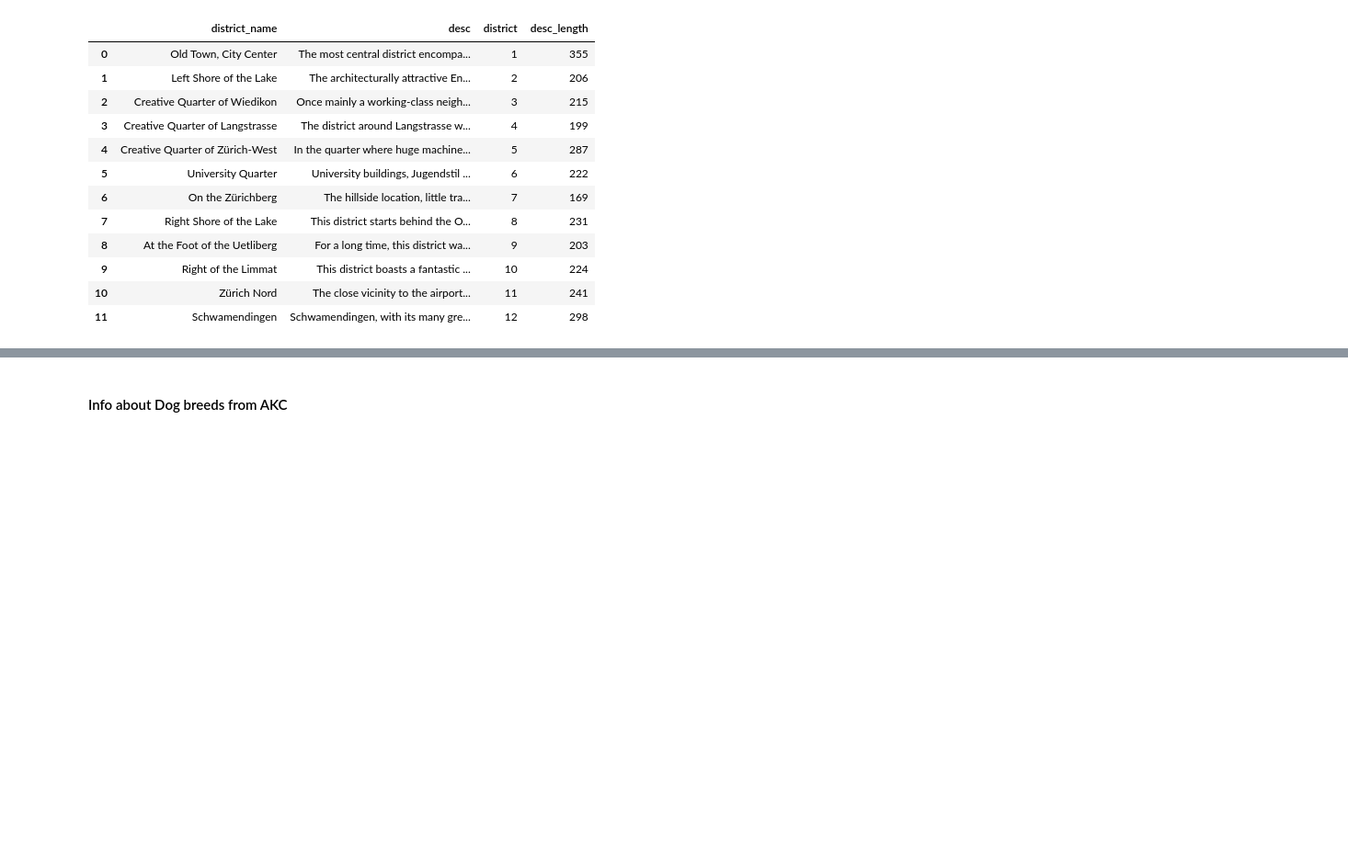
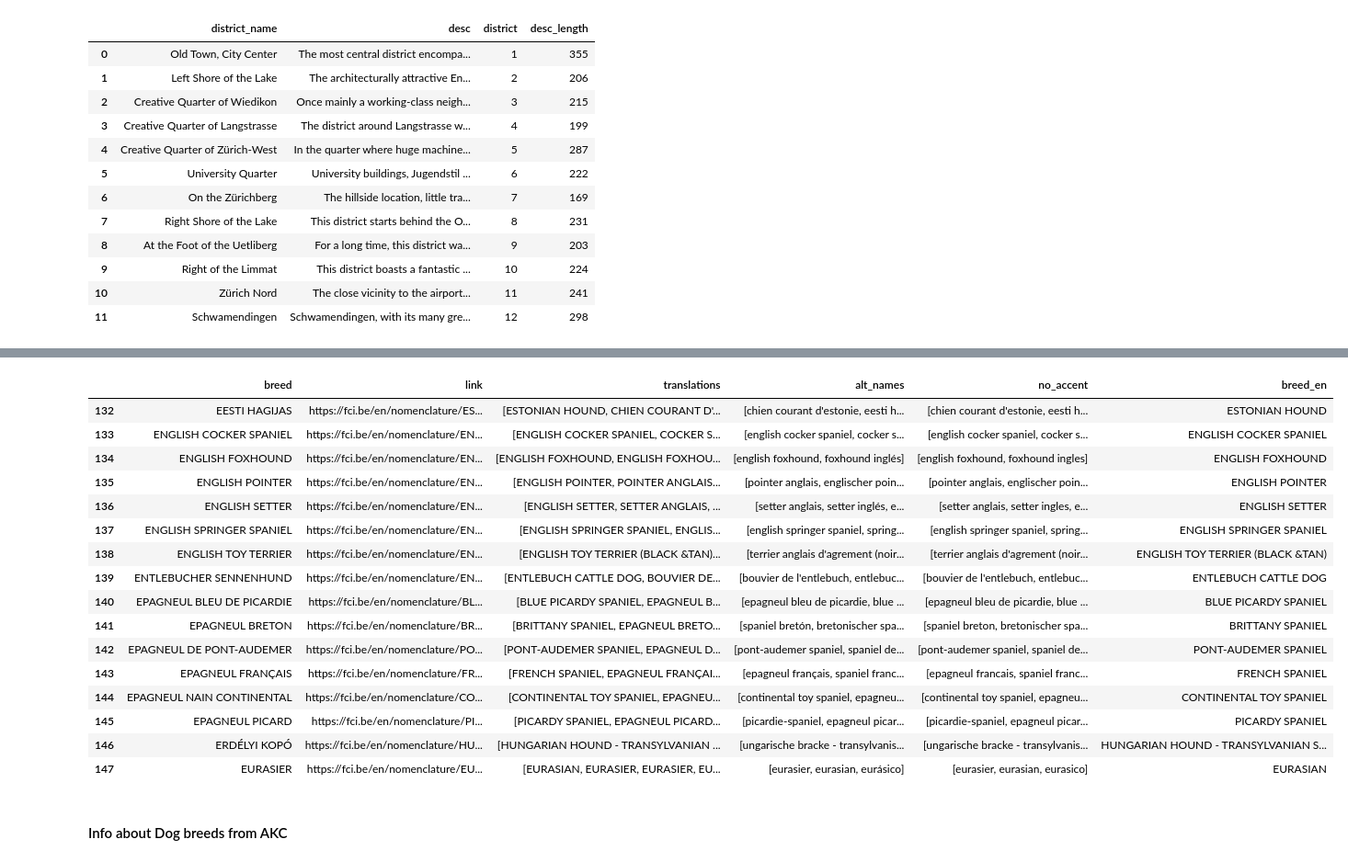
Before and after one commit to jonnross88/Springboard, a Jupyter notebook: u20_data_storytelling/websites_info.ipynb, the cells around one changed output, grey strips where cells are left out. Shown: that part at 92% size. Cells and saved outputs as stored; diff of their text form; code cells hidden in the pictures; blank space fills up the shorter version.

```diff
--- a/u20_data_storytelling/websites_info.ipynb
+++ b/u20_data_storytelling/websites_info.ipynb
@@ -32,3 +36,16 @@ def start_driver():
     chrome_options.add_argument("--headless")
     driver = webdriver.Chrome(options=chrome_options)
     return driver
+# %%
+def remove_accents(input_str):
+    """Function to remove accents from a string.
+    It takes as argument a string and returns the same string
+    without accents."""
+    nfkd_form = (
+        unicodedata.normalize("NFKD", input_str).encode("ASCII", "ignore").decode()
+    )
+    # return "".join([c for c in nfkd_form if not unicodedata.combining(c)])
+    return nfkd_form
+
+
+remove_accents("résuméö")
@@ -141,0 +307,22 @@ districts_df.to_csv("../data/zurich_districts.csv", index=False)
+# %%
+fci_breeds_trans_df = pd.DataFrame(fci_list, columns=["breed", "link", "translations"])
+fci_breeds_trans_df.sample(3)
+
+# add the value in the breed column to the list in the translations column in each respective row
+fci_breeds_trans_df["alt_names"] = fci_breeds_trans_df.apply(
+    lambda x: x["translations"] + [x["breed"]], axis=1
+)
+fci_breeds_trans_df["alt_names"] = (
+    fci_breeds_trans_df["alt_names"]
+    .transform(set)
+    .apply(lambda x: [i.lower() for i in x])
+)
+# %%
+fci_breeds_trans_df["no_accent"] = fci_breeds_trans_df["alt_names"].apply(
+    lambda x: [remove_accents(i) for i in x]
+)
+
+fci_breeds_trans_df["breed_en"] = fci_breeds_trans_df["translations"].apply(
+    lambda x: x[0]
+)
+# fci_breeds_trans_df
@@ -142,3 +331,23 @@ districts_df.to_csv("../data/zurich_districts.csv", index=False)
+# %%
+fci_breeds_trans_df[fci_breeds_trans_df["breed"].str.startswith("E")]
+# %% [output]
+|  | breed | link | translations | alt_names | no_accent | breed_en |
+| 132 | EESTI HAGIJAS | https://fci.be/en/nomenclature/ES... | [ESTONIAN HOUND, CHIEN COURANT D'... | [chien courant d'estonie, eesti h... | [chien courant d'estonie, eesti h... | ESTONIAN HOUND |
+| 133 | ENGLISH COCKER SPANIEL | https://fci.be/en/nomenclature/EN... | [ENGLISH COCKER SPANIEL, COCKER S... | [english cocker spaniel, cocker s... | [english cocker spaniel, cocker s... | ENGLISH COCKER SPANIEL |
+| 134 | ENGLISH FOXHOUND | https://fci.be/en/nomenclature/EN... | [ENGLISH FOXHOUND, ENGLISH FOXHOU... | [english foxhound, foxhound inglés] | [english foxhound, foxhound ingles] | ENGLISH FOXHOUND |
+| 135 | ENGLISH POINTER | https://fci.be/en/nomenclature/EN... | [ENGLISH POINTER, POINTER ANGLAIS... | [pointer anglais, englischer poin... | [pointer anglais, englischer poin... | ENGLISH POINTER |
+| 136 | ENGLISH SETTER | https://fci.be/en/nomenclature/EN... | [ENGLISH SETTER, SETTER ANGLAIS, ... | [setter anglais, setter inglés, e... | [setter anglais, setter ingles, e... | ENGLISH SETTER |
+| 137 | ENGLISH SPRINGER SPANIEL | https://fci.be/en/nomenclature/EN... | [ENGLISH SPRINGER SPANIEL, ENGLIS... | [english springer spaniel, spring... | [english springer spaniel, spring... | ENGLISH SPRINGER SPANIEL |
+| 138 | ENGLISH TOY TERRIER | https://fci.be/en/nomenclature/EN... | [ENGLISH TOY TERRIER (BLACK &TAN)... | [terrier anglais d'agrement (noir... | [terrier anglais d'agrement (noir... | ENGLISH TOY TERRIER (BLACK &TAN) |
+| 139 | ENTLEBUCHER SENNENHUND | https://fci.be/en/nomenclature/EN... | [ENTLEBUCH CATTLE DOG, BOUVIER DE... | [bouvier de l'entlebuch, entlebuc... | [bouvier de l'entlebuch, entlebuc... | ENTLEBUCH CATTLE DOG |
+| 140 | EPAGNEUL BLEU DE PICARDIE | https://fci.be/en/nomenclature/BL... | [BLUE PICARDY SPANIEL, EPAGNEUL B... | [epagneul bleu de picardie, blue ... | [epagneul bleu de picardie, blue ... | BLUE PICARDY SPANIEL |
+| 141 | EPAGNEUL BRETON | https://fci.be/en/nomenclature/BR... | [BRITTANY SPANIEL, EPAGNEUL BRETO... | [spaniel bretón, bretonischer spa... | [spaniel breton, bretonischer spa... | BRITTANY SPANIEL |
+| 142 | EPAGNEUL DE PONT-AUDEMER | https://fci.be/en/nomenclature/PO... | [PONT-AUDEMER SPANIEL, EPAGNEUL D... | [pont-audemer spaniel, spaniel de... | [pont-audemer spaniel, spaniel de... | PONT-AUDEMER SPANIEL |
+| 143 | EPAGNEUL FRANÇAIS | https://fci.be/en/nomenclature/FR... | [FRENCH SPANIEL, EPAGNEUL FRANÇAI... | [epagneul français, spaniel franc... | [epagneul francais, spaniel franc... | FRENCH SPANIEL |
+| 144 | EPAGNEUL NAIN CONTINENTAL | https://fci.be/en/nomenclature/CO... | [CONTINENTAL TOY SPANIEL, EPAGNEU... | [continental toy spaniel, epagneu... | [continental toy spaniel, epagneu... | CONTINENTAL TOY SPANIEL |
+| 145 | EPAGNEUL PICARD | https://fci.be/en/nomenclature/PI... | [PICARDY SPANIEL, EPAGNEUL PICARD... | [picardie-spaniel, epagneul picar... | [picardie-spaniel, epagneul picar... | PICARDY SPANIEL |
+| 146 | ERDÉLYI KOPÓ | https://fci.be/en/nomenclature/HU... | [HUNGARIAN HOUND - TRANSYLVANIAN ... | [ungarische bracke - transylvanis... | [ungarische bracke - transylvanis... | HUNGARIAN HOUND - TRANSYLVANIAN S... |
+| 147 | EURASIER | https://fci.be/en/nomenclature/EU... | [EURASIAN, EURASIER, EURASIER, EU... | [eurasier, eurasian, eurásico] | [eurasier, eurasian, eurasico] | EURASIAN |
 # %% [markdown]
 #### Info about Dog breeds from AKC
 # %%
```
Also changed, not shown: parts of 47 cells of this notebook, 4 other files.
